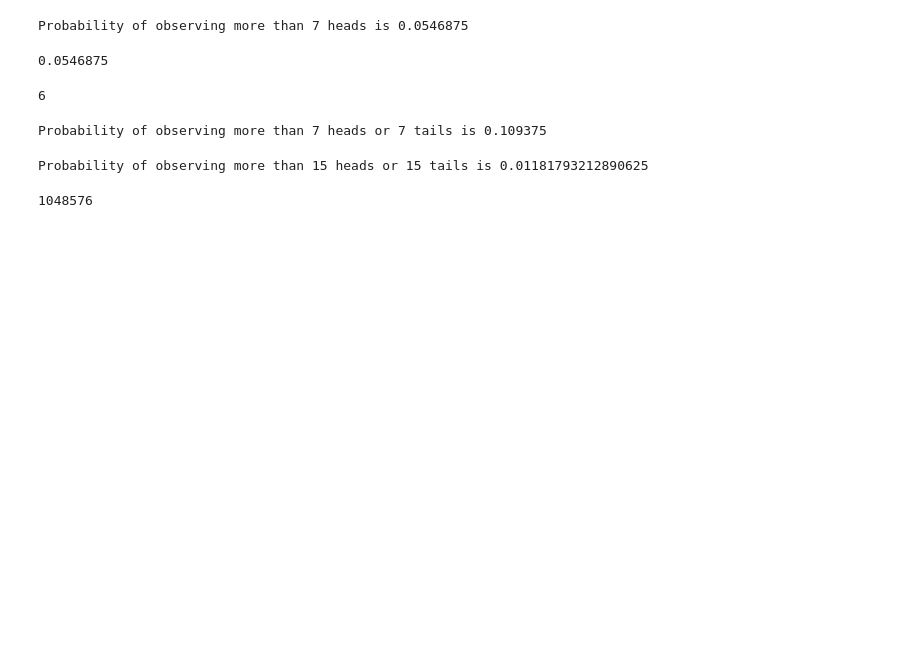
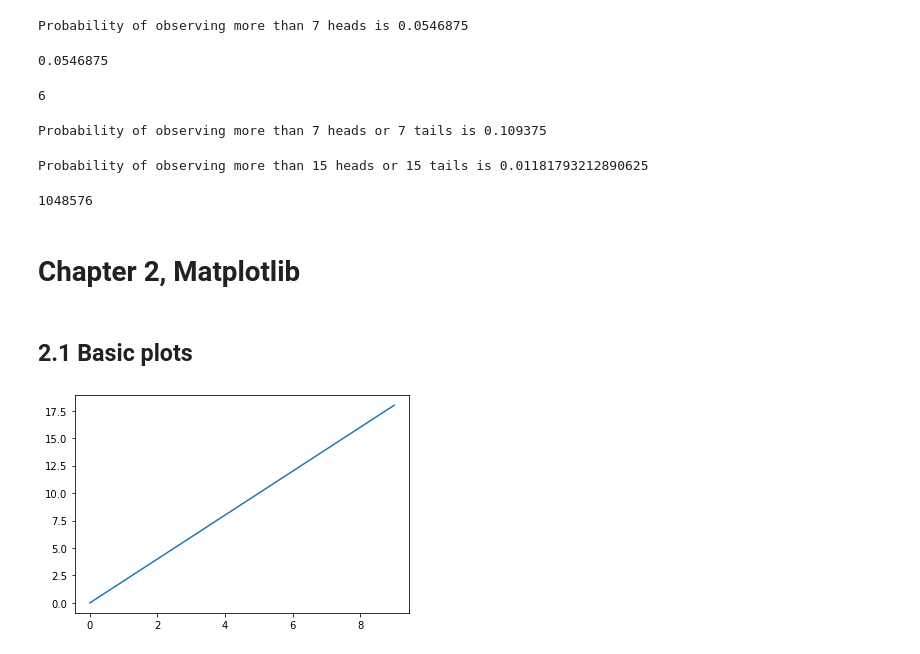
Before and after one commit to flyingdutch20/DataScienceBookcamp, a Jupyter notebook: 1.1 Probabilities.ipynb, the cells around one changed output. Drawn from its saved outputs; the diff is of its cells as text; code cells hidden in the pictures; blank space fills up the shorter version.

Commit message:
whole chapter 2

```diff
--- a/1.1 Probabilities.ipynb
+++ b/1.1 Probabilities.ipynb
@@ -274,3 +274,7 @@ Probability of observing more than 15 heads or 15 tails is 0.01181793212890625
 sum(weighted_sample_space_20_flips.values())
 # %% [output]
 1048576
+# %% [markdown]
+<h1> Chapter 2, Matplotlib
+# %% [markdown]
+<h2> 2.1 Basic plots
@@ -276,0 +283,7 @@ sum(weighted_sample_space_20_flips.values())
+# %%
+x = range(0, 10)
+y = [2 * value for value in x]
+plt.plot(x, y)
+plt.show()
+# %% [output]
+[figure, added]
```
Also changed, not shown: parts of 2 cells of this notebook.
